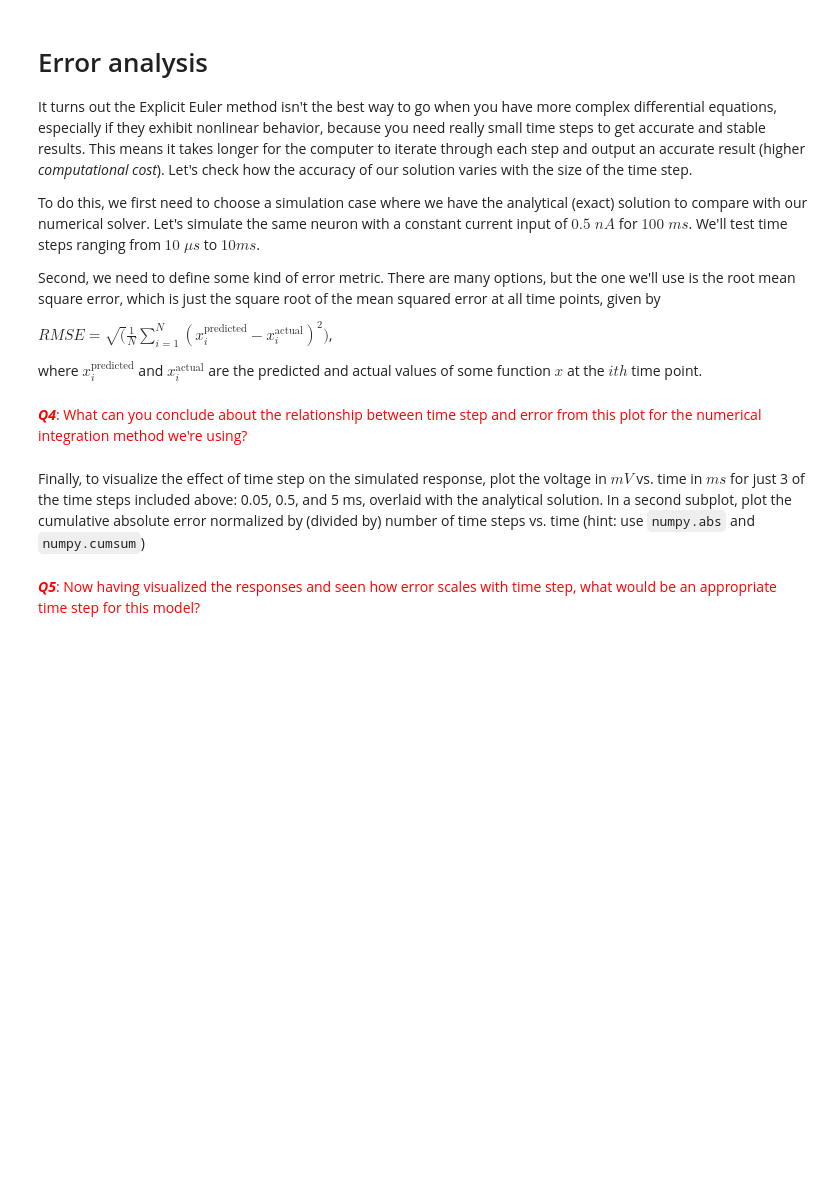
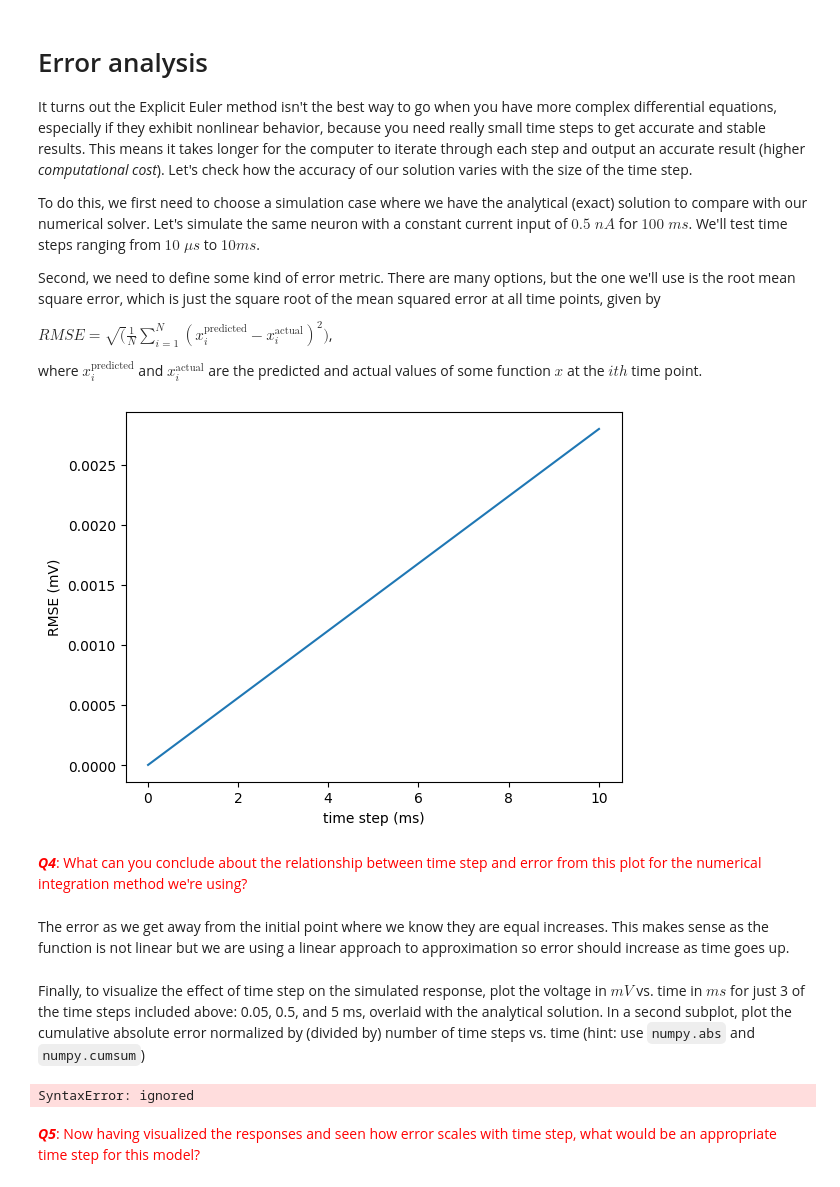
Before and after one commit to vincentyliu2001/BIO74.03-Exercises, a Jupyter notebook: CompModNervSys_exercise4.ipynb, the cells around one changed output. Saved outputs shown, nothing was run; the diff lists cells and outputs as text; code cells hidden in the pictures; blank space fills up the shorter version.

```diff
--- a/CompModNervSys_exercise4.ipynb
+++ b/CompModNervSys_exercise4.ipynb
@@ -194,38 +228,44 @@ where $x_{i}^{\text{predicted}}$ and $x_{i}^{\text{actual}}$ are the predicted a
 
 def rmse(x,y):
     # calculate rmse on two numpy arrays
     # hint: use np.sqrt and np.mean on (x-y)**2
+    return np.sqrt(np.mean((x-y)**2))
 
 
 # Define vector of time steps to test
 dt_all = np.logspace(-2,1,1000) # time steps in ms
 # Define current stimulus
 I_del = 0 # start at t = 0 to match analytical case
 I_dur = tstop # apply for full simulation
 I_amp = 0.5 # nA
 # Loop through all time steps, simulate Vm and compare to analytical solution
 # It would be most efficient (less computationally expensive) to just compute the analytical solution once
 # But this way we don't have to worry about comparing different length time vectors.
 # (It's usually not worth wasting time optimizing code when it already runs this fast)
 rmse_all = []
-for dt in dt_all:
+Vm_calc = calcRCmemCurrent(dt_all,Rm,Cm,I,Vr)
+for index, dt in enumerate(dt_all):
     # Use simRCmemCurrentPulse and calcRCmemCurrent to generate vectors of the numerical and analytical solution, respectively
-
+    Vm_sim = simRCmemCurrentPulse(dt,tstop,V0,Rm,Cm,Vr,I_amp,I_del,I_dur)
     # Compute rmse and append to the rmse_all list
-
+    rmse_all.append(rmse(Vm_calc[index], Vm_sim[0]))
 rmse_all = np.array(rmse_all) # convert to numpy array
 
 # Plot RMSE vs. time step
 # fig,axes = plt.subplots(2,1,sharex=True)
 fig = plt.figure()
 ax = fig.add_subplot(111)
 ax.plot(dt_all,rmse_all)
 ax.set_xlabel('time step (ms)')
 ax.set_ylabel('RMSE (mV)');
 # ax.set_xscale('log')
 # ax.set_yscale('log')
+# %% [output]
+[figure, added]
 # %% [markdown]
 <span style="color:red"> ***Q4***: What can you conclude about the relationship between time step and error from this plot for the numerical integration method we're using? </span>
+# %% [markdown]
+The error as we get away from the initial point where we know they are equal increases. This makes sense as the function is not linear but we are using a linear approach to approximation so error should increase as time goes up.
 # %% [markdown]
 Finally, to visualize the effect of time step on the simulated response, plot the voltage in $mV$ vs. time in $ms$  for just 3 of the time steps included above: 0.05, 0.5, and 5 ms, overlaid with the analytical solution. In a second subplot, plot the cumulative absolute error normalized by (divided by) number of time steps vs. time (hint: use `numpy.abs` and `numpy.cumsum`)
 # %%
@@ -235,18 +275,24 @@ I_del = 0 # start at t = 0 to match analytical case
 I_dur = tstop # apply for full simulation
 I_amp = 0.5 # nA
 # Same loop as above, but this time save time and Vm vectors
+Vm_calc = calcRCmemCurrent(dt_all,Rm,Cm,I,Vr)
 ts = []
 Vm_numerical = []
 Vm_analytical = []
+for ele in Vm_calc:
+  Vm_analytical.append(Vm_calc)
+for index, dt in enumerate(dt_plot):
+  Vm_sim = simRCmemCurrentPulse(dt,tstop,V0,Rm,Cm,Vr,I_amp,I_del,I_dur)
+  Vm_numerical.append(Vm_sim[0])
+  ts.append(Vm_sim[1])
+
 # Loop over dt_plot here, append outputs to lists to plot below
-
-
 fig = plt.figure()
 ax = fig.add_subplot(211)
 ax.plot(ts[0],Vm_analytical[0],lw=4,label='Analytical solution')
 for t,V,dt in zip(ts,Vm_numerical,dt_plot):
     # fill in code below
-    ax.plot(,'.',markersize=3,label='time step = {} ms'.format(dt))
+    ax.plot(V,t, '.',markersize=3,label='time step = {} ms'.format(dt))
 ax.set_ylabel('Vm (mV)')
 ax.legend()
 ax = fig.add_subplot(212)
@@ -256,6 +302,8 @@ for t,dt,Vm_num,Vm_an in zip(ts,dt_plot,Vm_numerical,Vm_analytical):
 ax.set_ylabel('Cumulative error norm. \nby time step (%)')
 ax.set_xlabel('time (ms)')
 ax.legend();
+# %% [output]
+SyntaxError: ignored
 # %% [markdown]
 <span style="color:red"> ***Q5***: Now having visualized the responses and seen how error scales with time step, what would be an appropriate time step for this model? </span>
 # %% [markdown]
```
Also changed, not shown: parts of 6 cells of this notebook.
